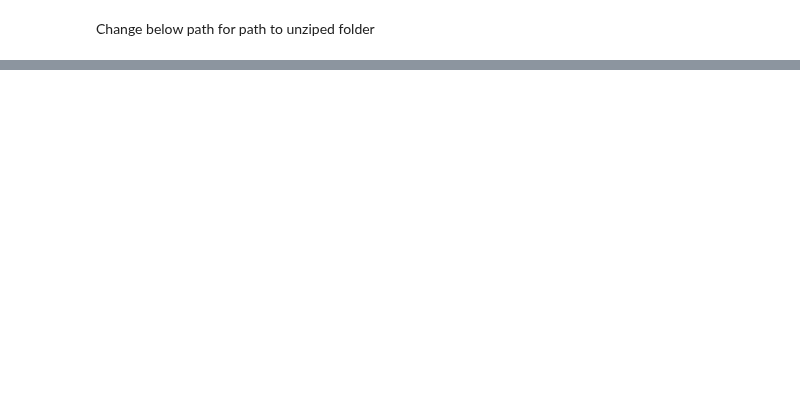
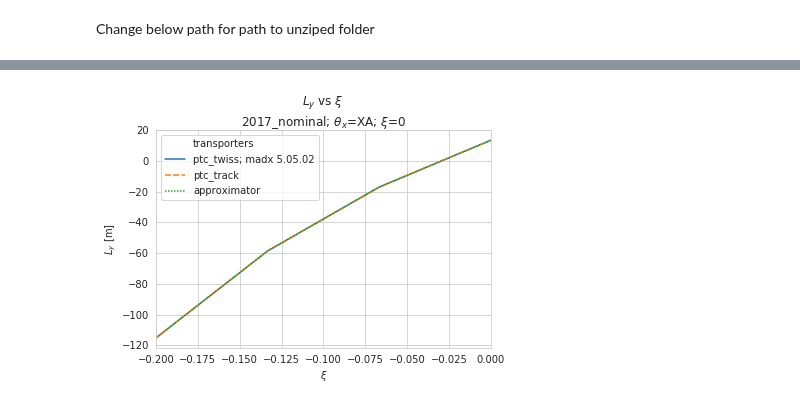
Before and after one commit to mucharafal/optics_generator_python, a Jupyter notebook: notebooks/Optics Parameters Compare 2017 Nominal.ipynb, the cells around one changed output, grey strips where cells are left out. Saved outputs shown, nothing was run; the diff lists cells and outputs as text; code cells hidden in the pictures; blank space fills up the shorter version.

```diff
--- a/notebooks/Optics Parameters Compare 2017 Nominal.ipynb
+++ b/notebooks/Optics Parameters Compare 2017 Nominal.ipynb
@@ -78,0 +111,10 @@ axes.set_xticks(range(0, 151, 30))
+# %%
+optical_functions = {
+    transporter1: (twiss_optics_parameters.compute_l_y, twiss_configuration),
+    transporter2_name: (track_optics_parameters.compute_l_y, track_transporter),
+    transporter3_name: (approximator_optics_parameters.compute_l_y, transporter)
+}
+
+axes = plotter.plot_optical_functions(particles, optical_functions, Parameters.PT, Parameters.L_Y, title_sufix)
+# %% [output]
+[figure, added]
```
Also changed, not shown: parts of 12 cells of this notebook, 10 other files.
